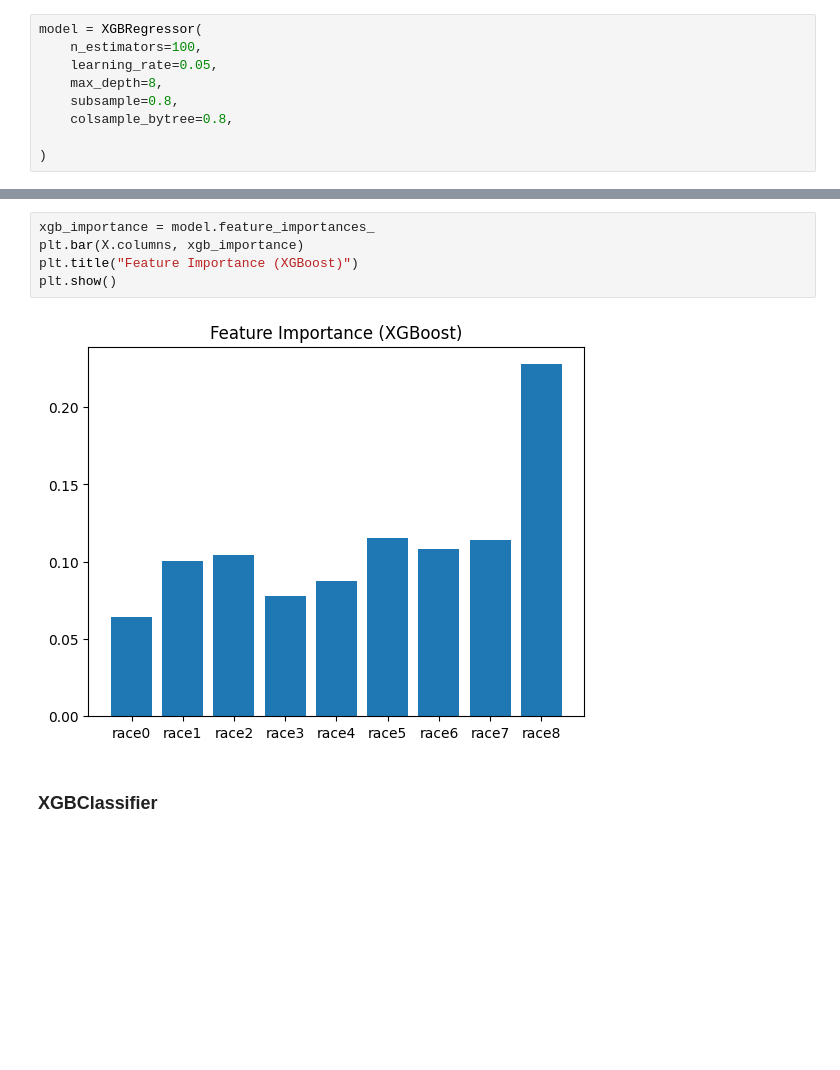
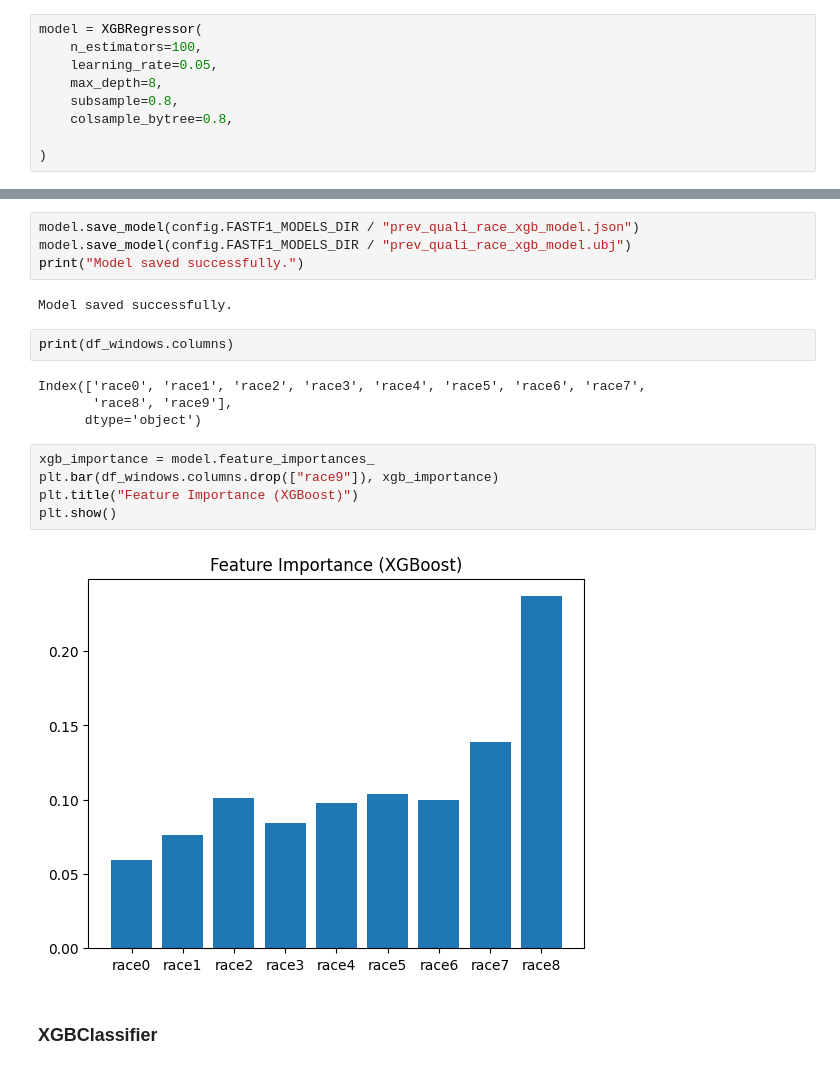
Before and after one commit to Dhia-dbh/F1WinnerPrediction, a Jupyter notebook: notebooks/test.ipynb, the cells around one changed output, grey strips where cells are left out. Cells and saved outputs as stored; diff of their text form; blank space fills up the shorter version.

Commit message:
Saved classic classification model based on previous quali and race results

```diff
--- a/notebooks/test.ipynb
+++ b/notebooks/test.ipynb
@@ -936,10 +1002,22 @@ R²: 0.27247156280953533
+# %%
+model.save_model(config.FASTF1_MODELS_DIR / "prev_quali_race_xgb_model.json")
+model.save_model(config.FASTF1_MODELS_DIR / "prev_quali_race_xgb_model.ubj")
+print("Model saved successfully.")
+# %% [output]
+Model saved successfully.
+# %%
+print(df_windows.columns)
+# %% [output]
+Index(['race0', 'race1', 'race2', 'race3', 'race4', 'race5', 'race6', 'race7',
+       'race8', 'race9'],
+      dtype='object')
 # %%
 xgb_importance = model.feature_importances_
-plt.bar(X.columns, xgb_importance)
+plt.bar(df_windows.columns.drop(["race9"]), xgb_importance)
 plt.title("Feature Importance (XGBoost)")
 plt.show()
 # %% [output]
-[figure, old version]
+[figure, new version]
 # %% [markdown]
 ### XGBClassifier
 # %% [markdown]
```
Also changed, not shown: parts of 13 cells of this notebook, 2 other files.
